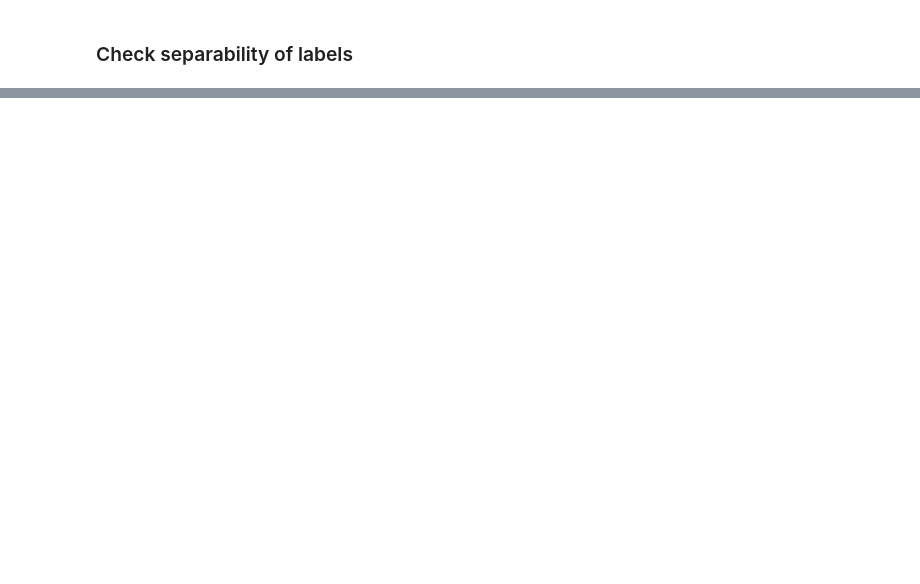
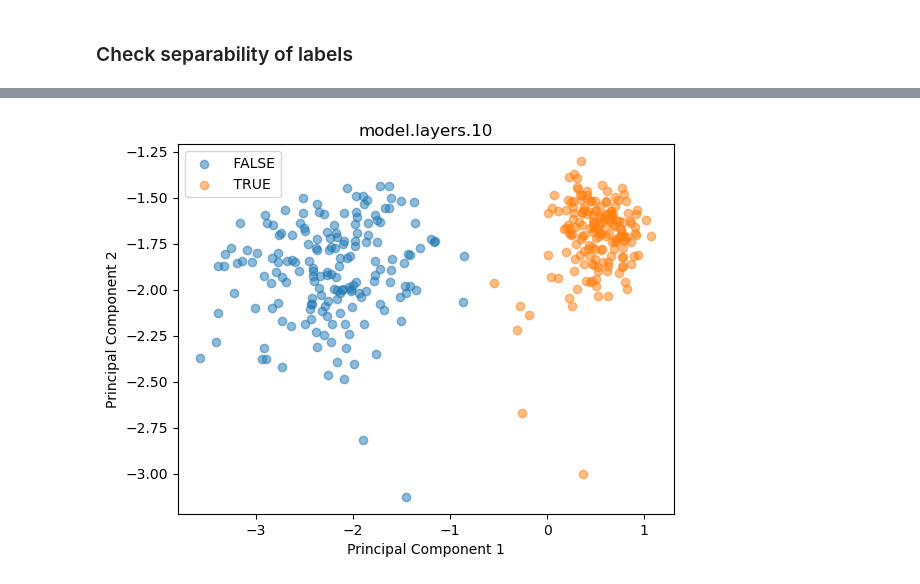
Before and after one commit to arnab-api/talkative_probes, a Jupyter notebook: notebooks/geometry_of_truth.ipynb, the cells around one changed output, grey strips where cells are left out. Saved outputs shown, nothing was run; the diff lists cells and outputs as text; code cells hidden in the pictures; blank space fills up the shorter version.

```diff
--- a/notebooks/geometry_of_truth.ipynb
+++ b/notebooks/geometry_of_truth.ipynb
@@ -168,5 +168,5 @@ plot_trace_heatmap(trace_results)
 # %%
 from src.dataset import GMTDataset
 
-ds = GMTDataset.from_csv("sp_en_trans.csv", "SP to EN")
+ds_sp_en = GMTDataset.from_csv("sp_en_trans.csv", "SP to EN")
 # %% [output]
@@ -252,0 +253,5 @@ plt.show()
+# %%
+queries = [ds_sp_en[i] for i in range(len(ds_sp_en))]
+interested_layers = mt.layer_names
+
+latents_sp_en = get_concept_latents(mt=mt, queries=queries, interested_layers=interested_layers)
@@ -252,0 +260,8 @@ plt.show()
+# %%
+X_sp_en = torch.stack([l["latents"][layer] for l in latents_sp_en]).to(torch.float32).to("cuda")
+X2_sp_en = pca.transform(X_sp_en)
+y_sp_en = [l["answer"] for l in latents_sp_en]
+
+show_scatter_plot(X2_sp_en, y_sp_en)
+# %% [output]
+[figure, added]
```
Also changed, not shown: parts of 9 cells of this notebook.
